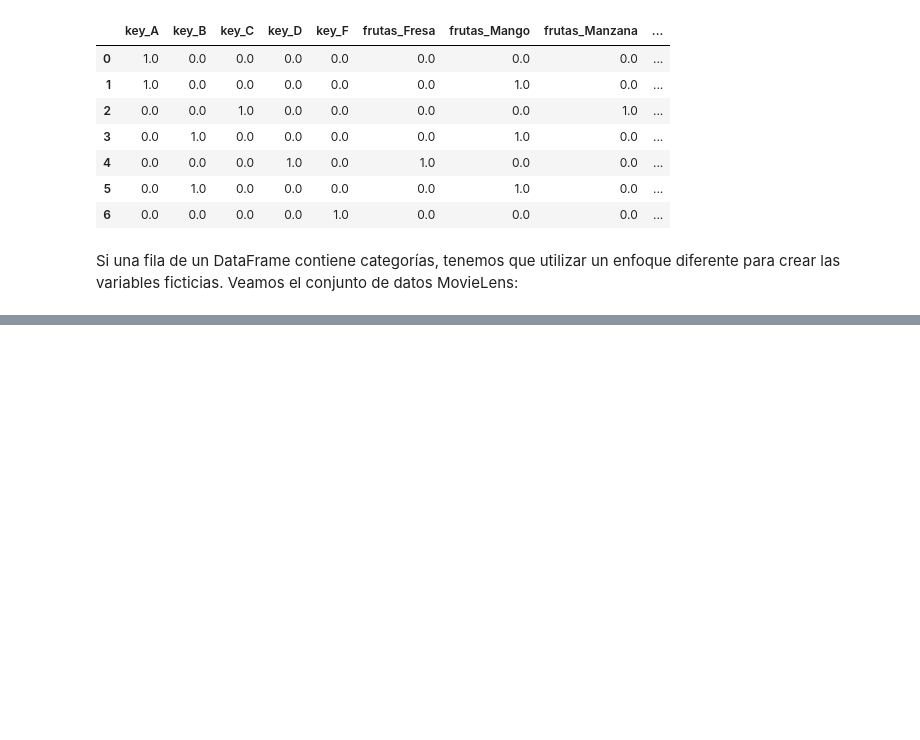
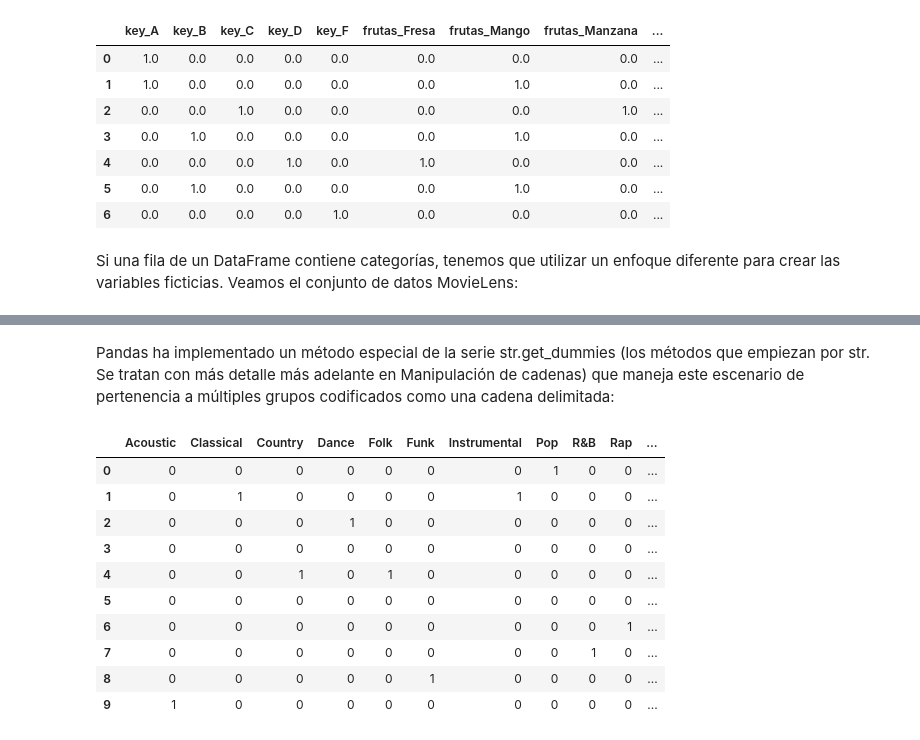
Before and after one commit to Nana8310/Curso_Pandas, a Jupyter notebook: Notebook/Prácticas/Práctica-41_Varios/Clase_74/Ejemplospropios_Ejercicios3y4.ipynb, the cells around one changed output, grey strips where cells are left out. Saved outputs shown, nothing was run; the diff lists cells and outputs as text; code cells hidden in the pictures; blank space fills up the shorter version.

Commit message:
realizacion primer punto de clase_74

```diff
--- a/Notebook/Prácticas/Práctica-41_Varios/Clase_74/Ejemplospropios_Ejercicios3y4.ipynb
+++ b/Notebook/Prácticas/Práctica-41_Varios/Clase_74/Ejemplospropios_Ejercicios3y4.ipynb
@@ -215,0 +234,17 @@ Si una fila de un DataFrame contiene categorías, tenemos que utilizar un enfoqu
+# %%
+# Definir los nombres de las columnas
+msongs = ["song_id", "title", "genres"]
+
+# Leer el archivo de texto con el separador correcto (comas)
+songs = pd.read_table('music.txt', sep=',', header=None, names=msongs, engine='python')
+
+# Mostrar las primeras 10 filas del DataFrame
+songs[:10]
+
+
+# Leer el archivo de texto: Esta línea utiliza la función read_table de Pandas para leer el archivo music.txt. Los parámetros son:
+#'music.txt': El nombre del archivo de texto que contiene los datos.
+# sep=',': Especifica que las columnas en el archivo de texto están separadas por comas.
+# header=None: Indica que el archivo de texto no tiene una fila de encabezado, por lo que Pandas no debe tratar la primera fila como nombres de columnas.
+# names=msongs: Asigna los nombres de las columnas definidos en la lista msongs al DataFrame.
+# engine='python': Especifica el motor de análisis a utilizar. En este caso, se usa el motor de Python.
@@ -215,0 +263,17 @@ Si una fila de un DataFrame contiene categorías, tenemos que utilizar un enfoqu
+# %% [markdown]
+Pandas ha implementado un método especial de la serie str.get_dummies (los métodos que empiezan por str. Se tratan con más detalle más adelante en Manipulación de cadenas) que maneja este escenario de pertenencia a múltiples grupos codificados como una cadena delimitada:
+# %%
+dummies_2 = songs["genres"].str.get_dummies("|")
+dummies_2
+# %% [output]
+|  | Acoustic | Classical | Country | Dance | Folk | Funk | Instrumental | Pop | R&B | Rap | ... |
+| 0 | 0 | 0 | 0 | 0 | 0 | 0 | 0 | 1 | 0 | 0 | ... |
+| 1 | 0 | 1 | 0 | 0 | 0 | 0 | 1 | 0 | 0 | 0 | ... |
+| 2 | 0 | 0 | 0 | 1 | 0 | 0 | 0 | 0 | 0 | 0 | ... |
+| 3 | 0 | 0 | 0 | 0 | 0 | 0 | 0 | 0 | 0 | 0 | ... |
+| 4 | 0 | 0 | 1 | 0 | 1 | 0 | 0 | 0 | 0 | 0 | ... |
+| 5 | 0 | 0 | 0 | 0 | 0 | 0 | 0 | 0 | 0 | 0 | ... |
+| 6 | 0 | 0 | 0 | 0 | 0 | 0 | 0 | 0 | 0 | 1 | ... |
+| 7 | 0 | 0 | 0 | 0 | 0 | 0 | 0 | 0 | 1 | 0 | ... |
+| 8 | 0 | 0 | 0 | 0 | 0 | 1 | 0 | 0 | 0 | 0 | ... |
+| 9 | 1 | 0 | 0 | 0 | 0 | 0 | 0 | 0 | 0 | 0 | ... |
```
Also changed, not shown: parts of 37 cells of this notebook, 2 other files.
